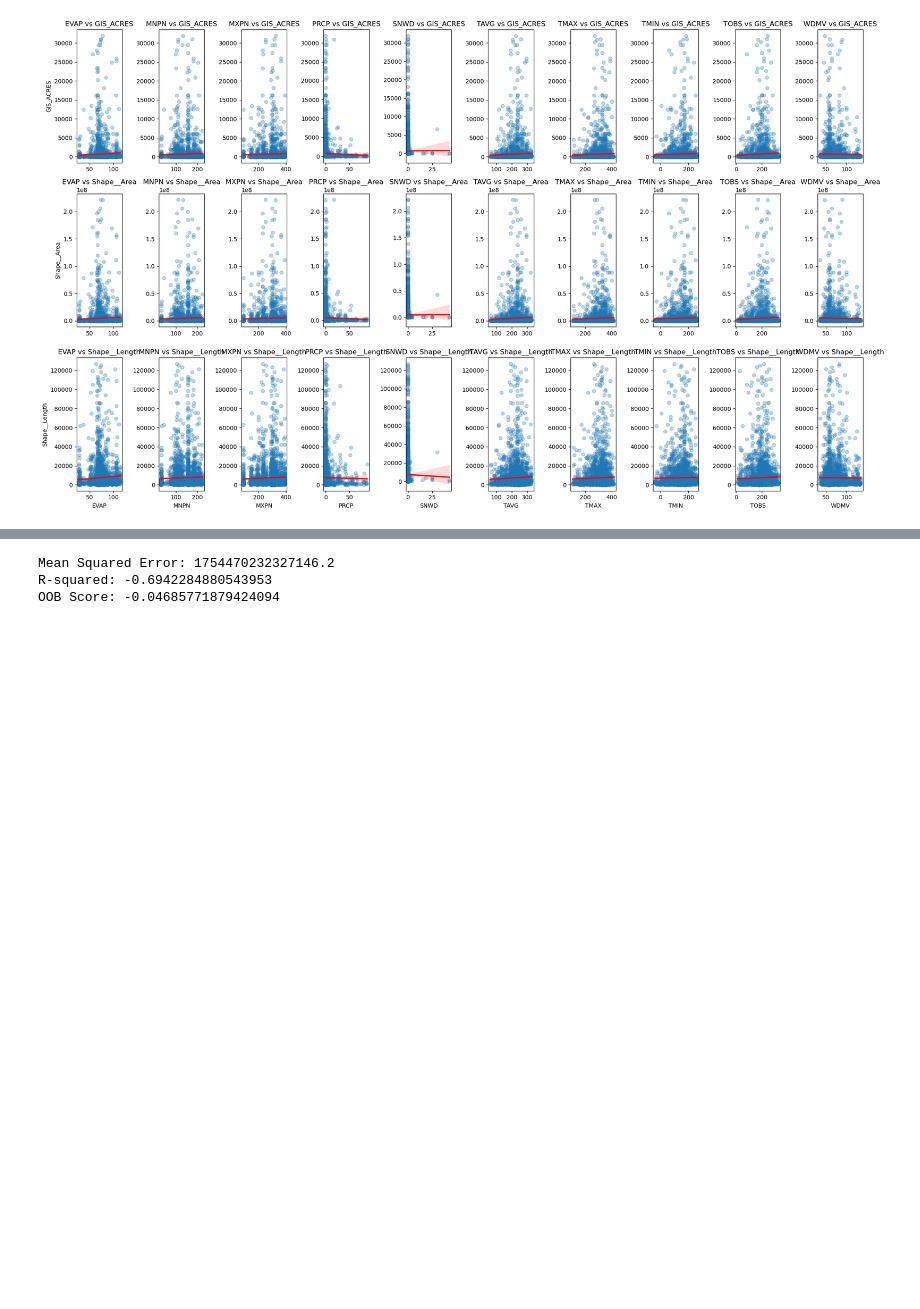
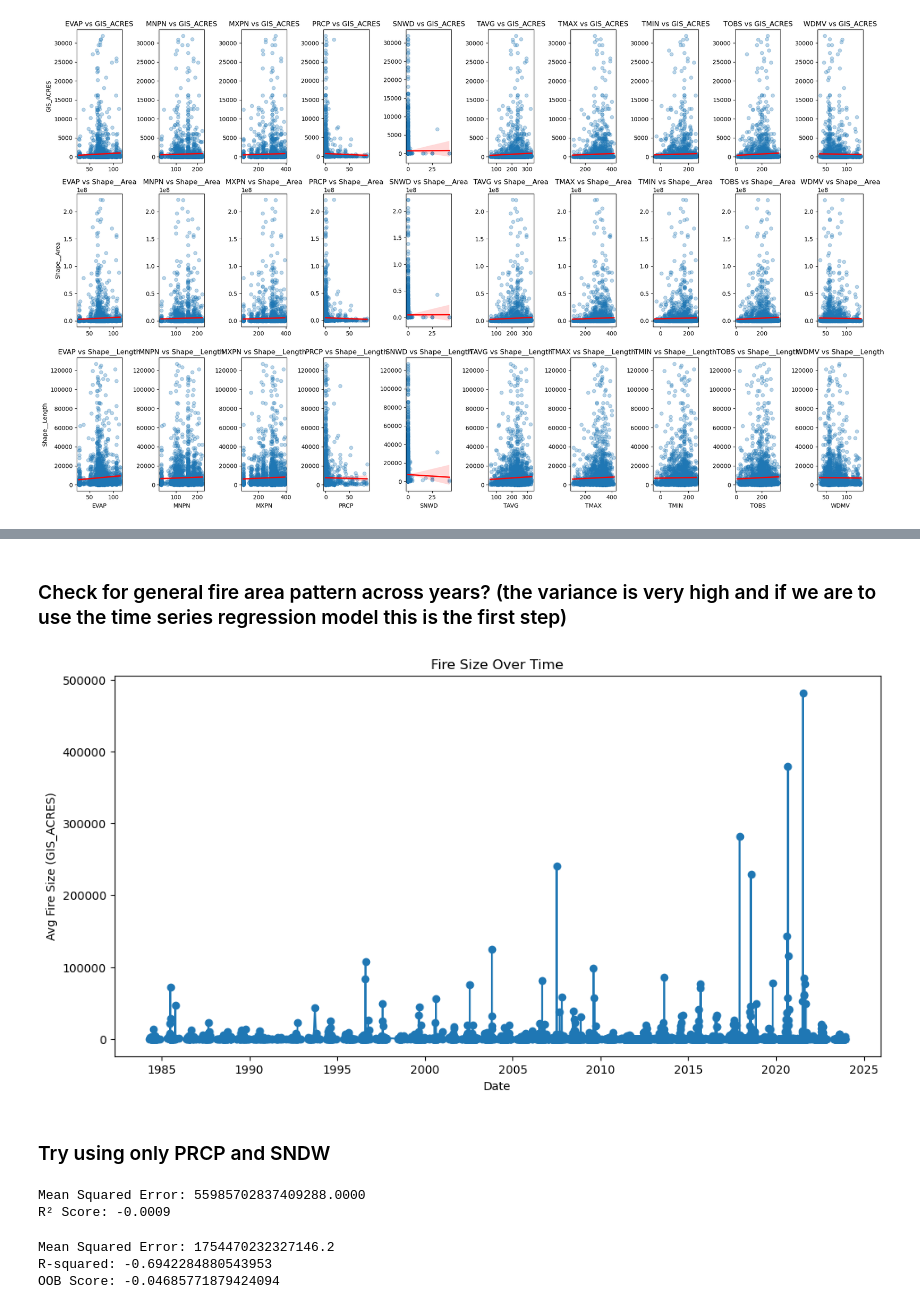
Before and after one commit to Ruhan105/IRC-Group5, a Jupyter notebook: ML pivoted regression (main).ipynb, the cells around one changed output, grey strips where cells are left out. Drawn from its saved outputs; the diff is of its cells as text; code cells hidden in the pictures; blank space fills up the shorter version.

```diff
--- a/ML pivoted regression (main).ipynb
+++ b/ML pivoted regression (main).ipynb
@@ -361,3 +359,70 @@ RandomForestRegressor(n_estimators=50, oob_score=True, random_state=42)
+# %% [markdown]
+### Check for general fire area pattern across years? (the variance is very high and if we are to use the time series regression model this is the first step)
+# %%
+import pandas as pd
+import matplotlib.pyplot as plt
+fire_data8423 = pd.read_csv(r'working data\fire_data8423.csv')
+# Convert 'date' to datetime if not already
+fire_data8423['ALARM_DATE'] = pd.to_datetime(fire_data8423['ALARM_DATE'])
+
+# Plot fire size over time
+plt.figure(figsize=(12, 6))
+plt.plot(fire_data8423.groupby('ALARM_DATE')['GIS_ACRES'].mean(), marker='o', linestyle='-')
+plt.xlabel('Date')
+plt.ylabel('Avg Fire Size (GIS_ACRES)')
+plt.title('Fire Size Over Time')
+plt.show()
+# %% [output]
+[figure, added]
+# %% [markdown]
+### Try using only PRCP and SNDW
+# %%
+##to do the 4 years train data, 2 years test data
+
+# Define train/test date ranges
+train_start = '2017-01-01'
+train_end = '2020-12-31'  # 4 years for training
+test_start = '2021-01-01'
+test_end = '2022-12-31' # 2 years for testing
+
+# Train-test split using date ranges
+train_data = pivoted_weather_ready[
+    (pivoted_weather_ready['ALARM_DATE'] >= train_start) &
+    (pivoted_weather_ready['ALARM_DATE'] <= train_end)
+]
+
+test_data = pivoted_weather_ready[
+    (pivoted_weather_ready['ALARM_DATE'] >= test_start) &
+    (pivoted_weather_ready['ALARM_DATE'] <= test_end)
+]
+
+X_train42 = train_data.loc[:,['PRCP']]
+Y_train42 = train_data[['GIS_ACRES', 'Shape__Area', 'Shape__Length']]
+
+X_test42 = test_data.loc[:, ['PRCP']]
+Y_test42 = test_data[['GIS_ACRES', 'Shape__Area', 'Shape__Length']]
+
+from sklearn.preprocessing import StandardScaler
+
+from sklearn.ensemble import RandomForestRegressor
+from sklearn.metrics import mean_squared_error, r2_score
+
+# Train Model
+model42 = RandomForestRegressor(n_estimators=5, random_state=42)
+model42.fit(X_train42, Y_train42)
+
+# Predict
+Y_pred42 = model42.predict(X_test42)
+
+# Evaluate Performance
+mse = mean_squared_error(Y_test42, Y_pred42)
+r2 = r2_score(Y_test42, Y_pred42)
+
+print(f'Mean Squared Error: {mse:.4f}')
+print(f'R² Score: {r2:.4f}')
+# %% [output]
+Mean Squared Error: 55985702837409288.0000
+R² Score: -0.0009
 # %%
 # Make predictions
 Y_pred = model.predict(X_test)
```
Also changed, not shown: parts of 4 cells of this notebook, 3 other files.
